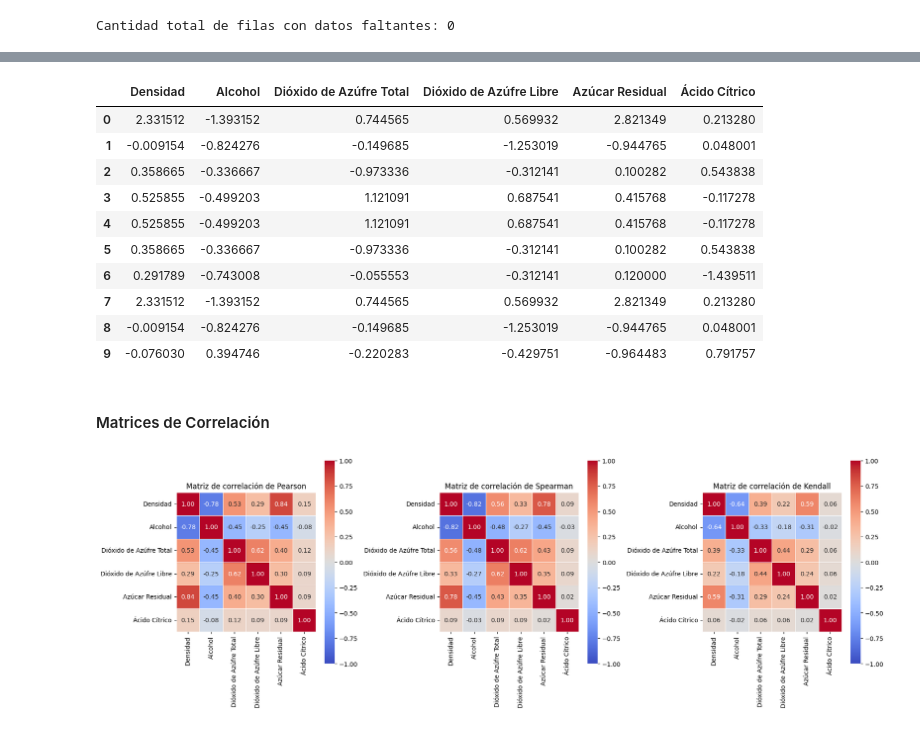
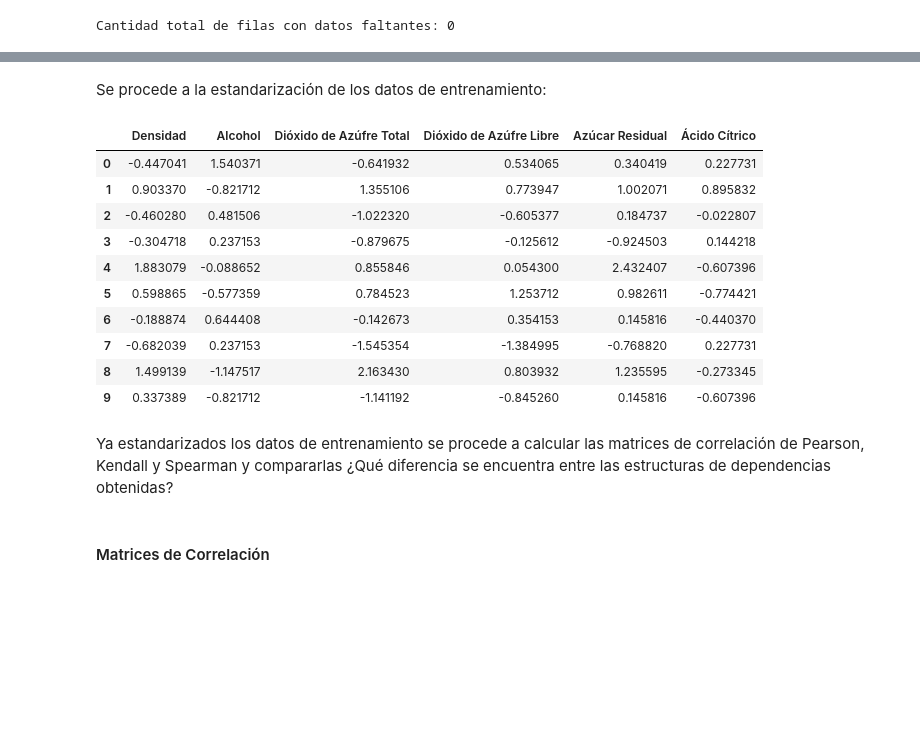
Before and after one commit to albinstein/Taller_ML1, a Jupyter notebook: Taller1_punto3.ipynb, the cells around one changed output, grey strips where cells are left out. Saved outputs shown, nothing was run; the diff lists cells and outputs as text; code cells hidden in the pictures; blank space fills up the shorter version.

```diff
--- a/Taller1_punto3.ipynb
+++ b/Taller1_punto3.ipynb
@@ -50,0 +55,5 @@ Teniendo encuenta demas que se va a implementar modelo de regresion lineal para
+# %%
+train_df, test_df = train_test_split(df, test_size=0.2, random_state=42)
+
+print("Conjunto de entrenamiento:")
+train_df
@@ -51,44 +93,23 @@ Teniendo encuenta demas que se va a implementar modelo de regresion lineal para
+# %% [markdown]
+Se procede a la estandarización de los datos de entrenamiento:
 # %%
 scaler = StandardScaler()
-scaled_data = scaler.fit_transform(df)
-scaled_df = pd.DataFrame(scaled_data, columns=df.columns)
-scaled_df.head(10)
+scaler.fit(train_df)
+train_df_scaled = pd.DataFrame(scaler.transform(train_df), columns=train_df.columns)
+train_df_scaled.head(10)
 # %% [output]
 |  | Densidad | Alcohol | Dióxido de Azúfre Total | Dióxido de Azúfre Libre | Azúcar Residual | Ácido Cítrico |
-| 0 | 2.331512 | -1.393152 | 0.744565 | 0.569932 | 2.821349 | 0.213280 |
-| 1 | -0.009154 | -0.824276 | -0.149685 | -1.253019 | -0.944765 | 0.048001 |
-| 2 | 0.358665 | -0.336667 | -0.973336 | -0.312141 | 0.100282 | 0.543838 |
-| 3 | 0.525855 | -0.499203 | 1.121091 | 0.687541 | 0.415768 | -0.117278 |
-| 4 | 0.525855 | -0.499203 | 1.121091 | 0.687541 | 0.415768 | -0.117278 |
-| 5 | 0.358665 | -0.336667 | -0.973336 | -0.312141 | 0.100282 | 0.543838 |
-| 6 | 0.291789 | -0.743008 | -0.055553 | -0.312141 | 0.120000 | -1.439511 |
-| 7 | 2.331512 | -1.393152 | 0.744565 | 0.569932 | 2.821349 | 0.213280 |
-| 8 | -0.009154 | -0.824276 | -0.149685 | -1.253019 | -0.944765 | 0.048001 |
-| 9 | -0.076030 | 0.394746 | -0.220283 | -0.429751 | -0.964483 | 0.791757 |
+| 0 | -0.447041 | 1.540371 | -0.641932 | 0.534065 | 0.340419 | 0.227731 |
+| 1 | 0.903370 | -0.821712 | 1.355106 | 0.773947 | 1.002071 | 0.895832 |
+| 2 | -0.460280 | 0.481506 | -1.022320 | -0.605377 | 0.184737 | -0.022807 |
+| 3 | -0.304718 | 0.237153 | -0.879675 | -0.125612 | -0.924503 | 0.144218 |
+| 4 | 1.883079 | -0.088652 | 0.855846 | 0.054300 | 2.432407 | -0.607396 |
+| 5 | 0.598865 | -0.577359 | 0.784523 | 1.253712 | 0.982611 | -0.774421 |
+| 6 | -0.188874 | 0.644408 | -0.142673 | 0.354153 | 0.145816 | -0.440370 |
+| 7 | -0.682039 | 0.237153 | -1.545354 | -1.384995 | -0.768820 | 0.227731 |
+| 8 | 1.499139 | -1.147517 | 2.163430 | 0.803932 | 1.235595 | -0.273345 |
+| 9 | 0.337389 | -0.821712 | -1.141192 | -0.845260 | 0.145816 | -0.607396 |
+# %% [markdown]
+Ya estandarizados los datos de entrenamiento se procede a calcular las matrices de correlación de Pearson, Kendall y Spearman y compararlas ¿Qué diferencia se encuentra entre las estructuras de dependencias obtenidas?
 # %% [markdown]
 <h4>Matrices de Correlación</h4>
-# %%
-pearson_corr = scaled_df.corr(method='pearson')
-kendall_corr = scaled_df.corr(method='kendall')
-spearman_corr = scaled_df.corr(method='spearman')
-
-fig, axes = plt.subplots(1, 3, figsize=(18, 6))
-
-sns.heatmap(pearson_corr, annot=True, cmap='coolwarm', vmin=-1, vmax=1, fmt='.2f', linewidths=0.5, square=True, ax=axes[0])
-axes[0].set_title('Matriz de correlación de Pearson')
-
-# Matriz de correlación de Spearman
-sns.heatmap(spearman_corr, annot=True, cmap='coolwarm', vmin=-1, vmax=1, fmt='.2f', linewidths=0.5, square=True, ax=axes[1])
-axes[1].set_title('Matriz de correlación de Spearman')
-
-# Matriz de correlación de Kendall
-sns.heatmap(kendall_corr, annot=True, cmap='coolwarm', vmin=-1, vmax=1, fmt='.2f', linewidths=0.5, square=True, ax=axes[2])
-axes[2].set_title('Matriz de correlación de Kendall')
-
-# Ajustar espaciado
-plt.tight_layout()
-
-# Mostrar el gráfico
-plt.show()
-# %% [output]
-[figure, removed]
```
Also changed, not shown: parts of 110 cells of this notebook.
